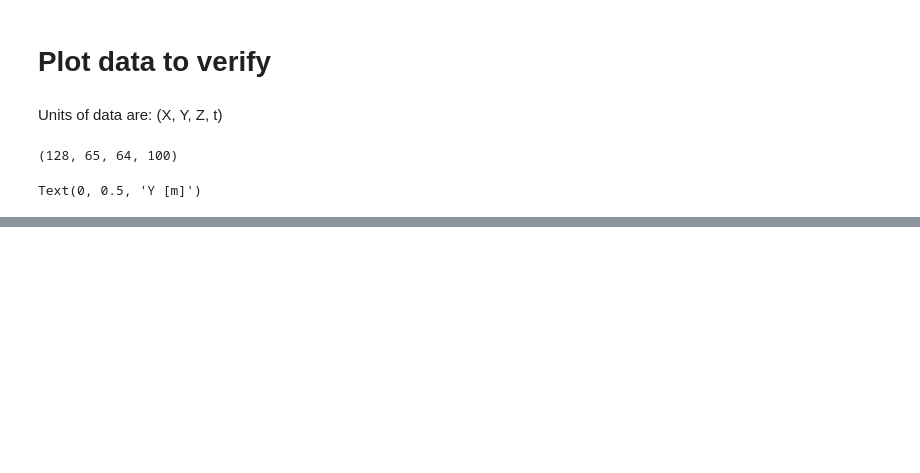
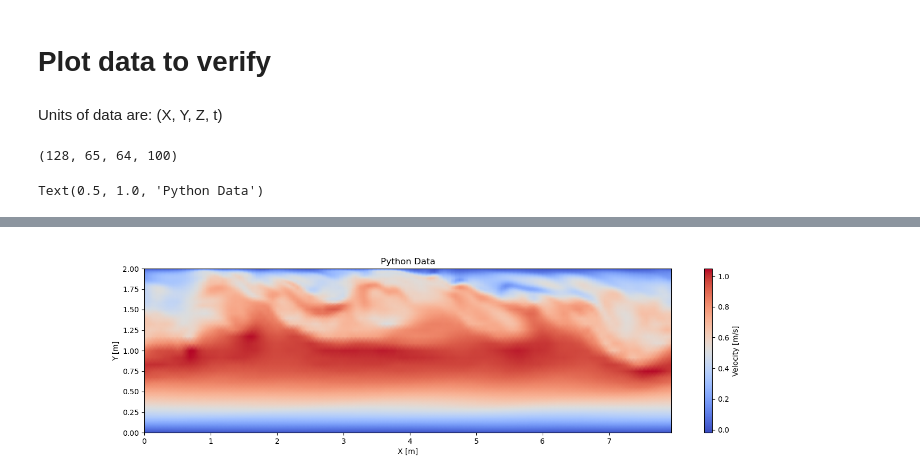
Before and after one commit to AntonioCervantes/Thesis_CFD, a Jupyter notebook: extract_fields.ipynb, the cells around one changed output, grey strips where cells are left out. Cells and saved outputs as stored; diff of their text form; code cells hidden in the pictures; blank space fills up the shorter version.

Commit message:
Finalized data IO

```diff
--- a/extract_fields.ipynb
+++ b/extract_fields.ipynb
@@ -27,3 +22,24 @@ z_len = 4.
+# %%
+# Enter path of one snapshot file for mesh data
+with open(X3D_SNAPSHOT_FILE[0]) as xml_file:
+    data_dict = xmltodict.parse(xml_file.read())
+# %%
+# Read mesh data locations
+x_read = data_dict['Xdmf']['Domain']['Geometry']['DataItem'][0]['#text']
+y_read = data_dict['Xdmf']['Domain']['Geometry']['DataItem'][1]['#text']
+z_read = data_dict['Xdmf']['Domain']['Geometry']['DataItem'][2]['#text']
+# %%
+# Read the dimensions of each axis
+nx = int(data_dict['Xdmf']['Domain']['Geometry']['DataItem'][0]['@Dimensions'])
+ny = int(data_dict['Xdmf']['Domain']['Geometry']['DataItem'][1]['@Dimensions'])
+nz = int(data_dict['Xdmf']['Domain']['Geometry']['DataItem'][2]['@Dimensions'])
+num_t = len(X3D_UX_FILES)
+# %%
+# Create XYZ grid
+x = np.array(x_read.split(),dtype=float)
+y = np.array(y_read.split(),dtype=float)
+z = np.array(z_read.split(),dtype=float)
+X,Y,Z = np.meshgrid(x,y,z,indexing='ij')
 # %%
 # Initialize velocity data matrices
 ux = np.empty((nx,ny,nz,num_t))
@@ -61,8 +71,9 @@ X,Y,Z = np.meshgrid(x,y,z,indexing='ij')
 # %%
 fig = plt.figure(figsize=(16,4))
-plt.pcolormesh(X[:,:,30],Y[:,:,30],ux[:,:,30,3], cmap='coolwarm', shading='gouraud')
+plt.pcolormesh(X[:,:,30],Y[:,:,30],ux[:,:,32,3], cmap='coolwarm', shading='gouraud')
 plt.colorbar(label='Velocity [m/s]')
 plt.xlabel('X [m]')
 plt.ylabel('Y [m]')
+plt.title('Python Data')
 # %% [output]
-Text(0, 0.5, 'Y [m]')
+Text(0.5, 1.0, 'Python Data')
@@ -70,3 +80,4 @@ Text(0, 0.5, 'Y [m]')
+[figure, added]
 # %%
 fig = plt.figure(figsize=(15,8))
 plt.imshow(plt.imread('pics/ux_XY_plane.PNG'))
```
Also changed, not shown: parts of 11 cells of this notebook, 1 other file.
